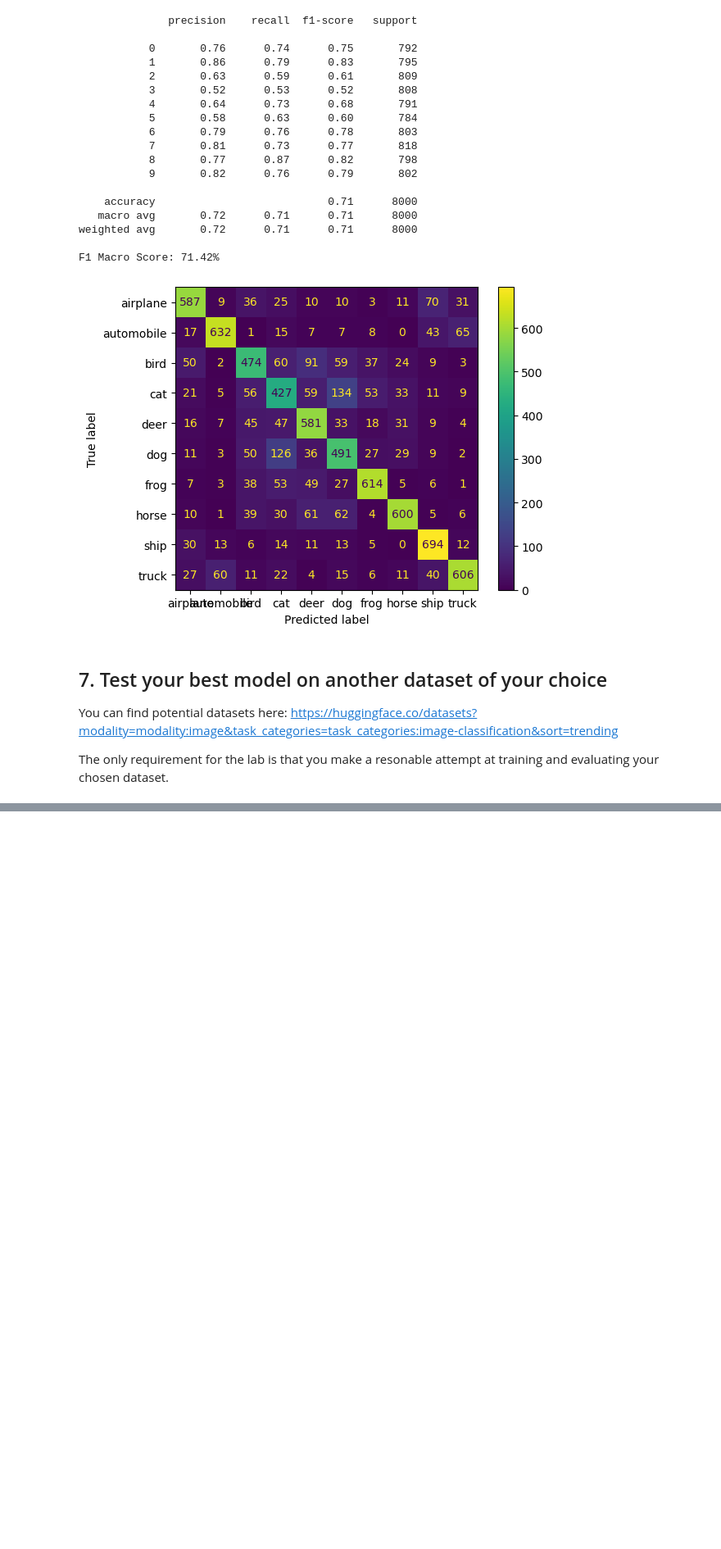
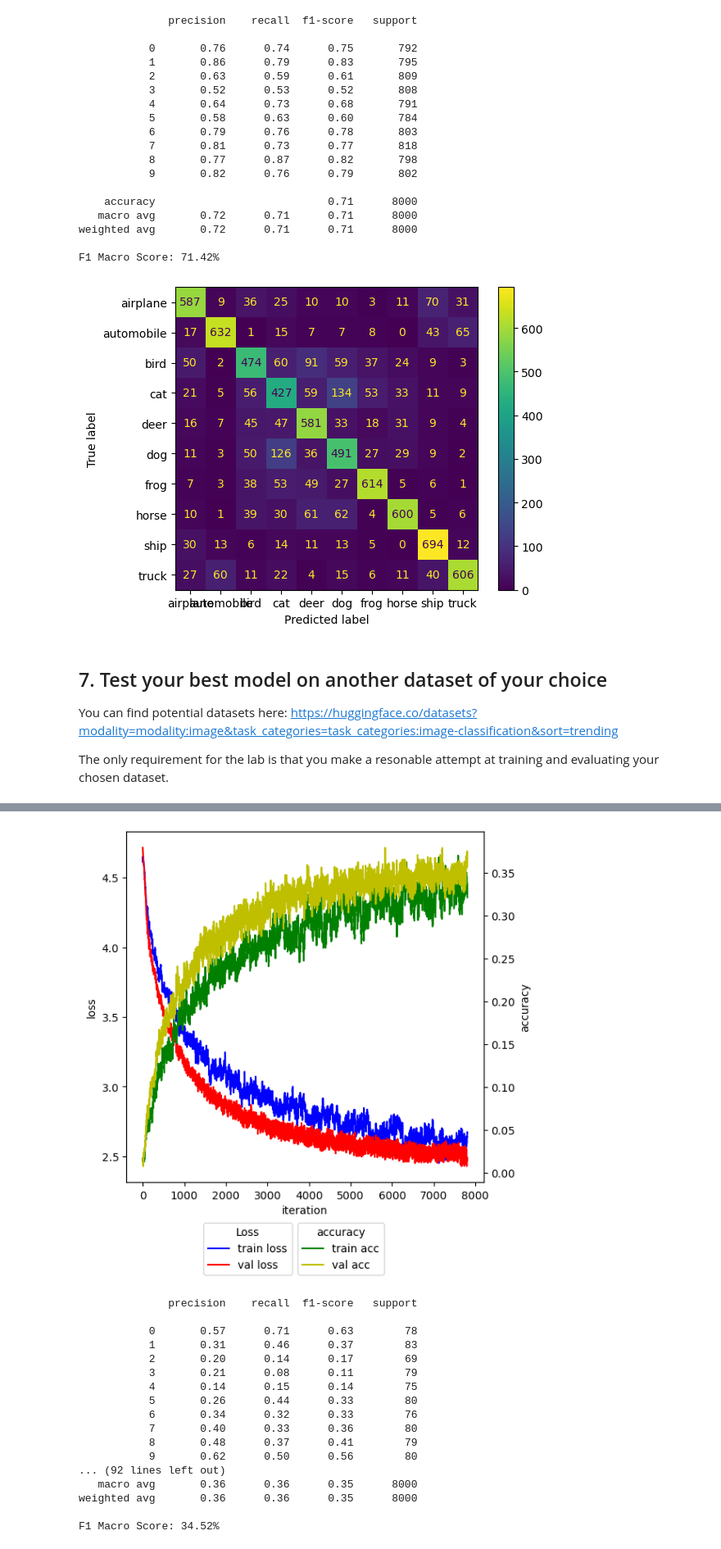
Before and after one commit to Nr755/EDAN96, a Jupyter notebook: lab5/Lab5.ipynb, the cells around one changed output, grey strips where cells are left out. Shown at 82% size. Cells and saved outputs as stored; diff of their text form; code cells hidden in the pictures; blank space fills up the shorter version.

```diff
--- a/lab5/Lab5.ipynb
+++ b/lab5/Lab5.ipynb
@@ -910,0 +949,64 @@ The only requirement for the lab is that you make a resonable attempt at trainin
+# %%
+class MyCifar100CNN(ImageClassifier):
+    def create_model(self, **kwargs):
+        return nn.Sequential(
+            nn.Conv2d(3, 64, kernel_size=3, padding=1),
+            nn.ReLU(),
+            nn.MaxPool2d(2, 2),
+
+            nn.Conv2d(64, 128, kernel_size=3, padding=1),
+            nn.ReLU(),
+            nn.MaxPool2d(2, 2),
+
+            nn.Flatten(),
+
+            nn.Linear(128 * 8 * 8, 256),
+            nn.ReLU(),
+            nn.Dropout(0.5),
+            nn.Linear(256, self.n_classes)
+        )
+# %%
+from torch.utils.data import DataLoader
+
+train_batch_size = 64
+val_batch_size = 64
+test_batch_size = 128
+
+train_loader = DataLoader(
+    cifar100train_ds, batch_size=train_batch_size, shuffle=True, drop_last=True
+)
+val_loader = DataLoader(
+    cifar100val_ds, batch_size=val_batch_size, shuffle=False, drop_last=True
+)
+test_loader = DataLoader(
+    cifar100test_ds, batch_size=test_batch_size, shuffle=False, drop_last=False
+)
+# %%
+def train_and_evaluate(model_class, train_loader, val_loader, test_loader, device):
+    model = model_class(device=device, n_classes=100)
+    model.train(train_loader, val_dl=val_loader, epochs=10)
+    model.plot_metrics()
+    f1_result100, clf_report = model.evaluate(test_loader, interactive=True, labels=ds['train'].features['fine_label'].names)
+    print(f"F1 Macro Score: {f1_result100:.2%}")
+    return model
+# %%
+model100 = train_and_evaluate(MyCifar100CNN, train_loader, val_loader, test_loader, device)
+# %% [output]
+[figure, added]
+              precision    recall  f1-score   support
+
+           0       0.57      0.71      0.63        78
+           1       0.31      0.46      0.37        83
+           2       0.20      0.14      0.17        69
+           3       0.21      0.08      0.11        79
+           4       0.14      0.15      0.14        75
+           5       0.26      0.44      0.33        80
+           6       0.34      0.32      0.33        76
+           7       0.40      0.33      0.36        80
+           8       0.48      0.37      0.41        79
+           9       0.62      0.50      0.56        80
+... (92 lines left out)
+   macro avg       0.36      0.36      0.35      8000
+weighted avg       0.36      0.36      0.35      8000
+
+F1 Macro Score: 34.52%
```
Also changed, not shown: parts of 3 cells of this notebook.
